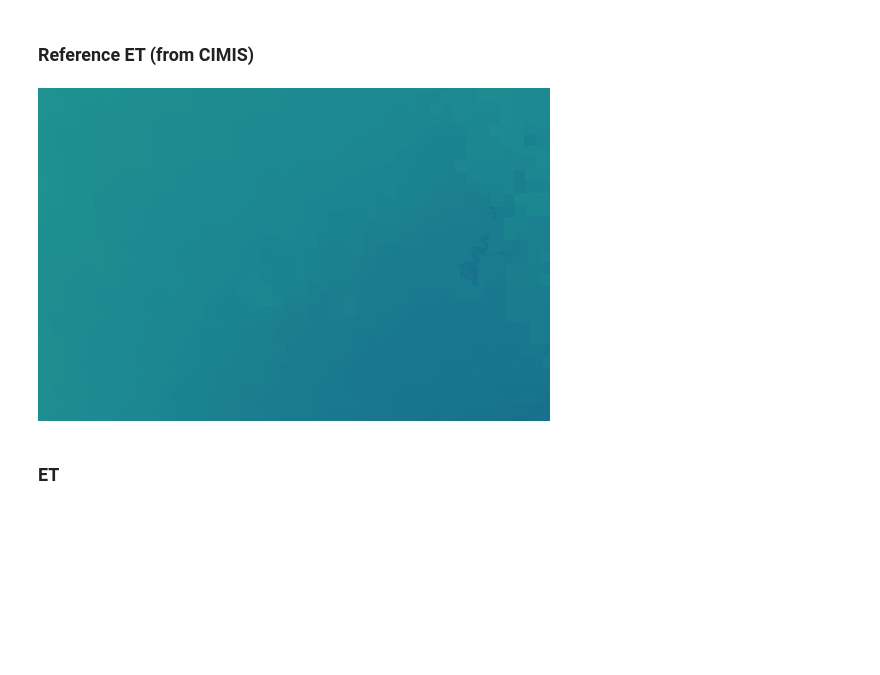
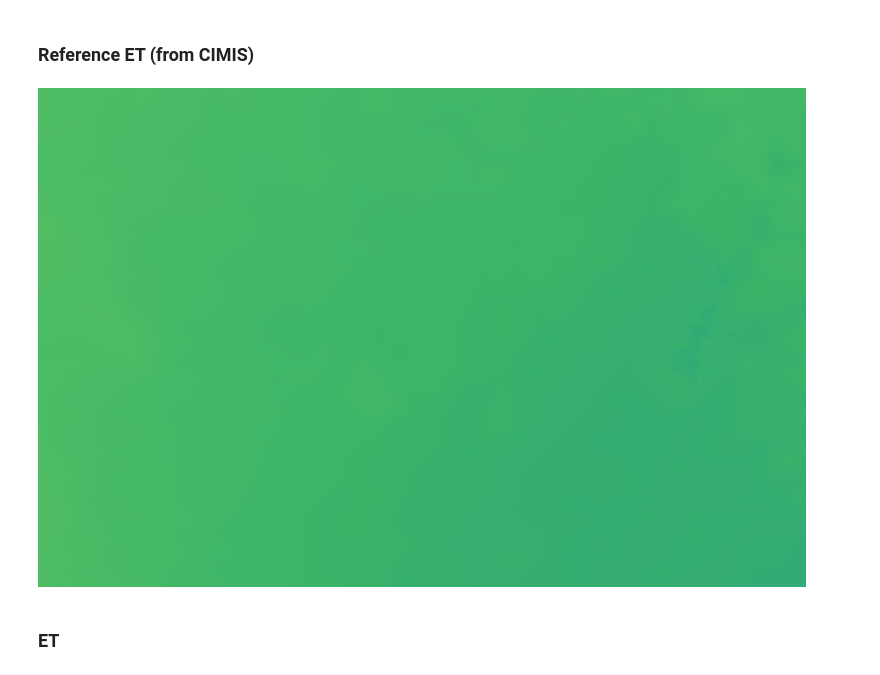
Before and after one commit to Open-ET/openet-ssebop, a Jupyter notebook: examples/collection_overpass.ipynb, the cells around one changed output. Saved outputs shown, nothing was run; the diff lists cells and outputs as text; code cells hidden in the pictures; blank space fills up the shorter version.

```diff
--- a/examples/collection_overpass.ipynb
+++ b/examples/collection_overpass.ipynb
@@ -17,15 +17,22 @@ ndvi_palette = ['#EFE7E1', '#003300']
 et_palette = [
     'DEC29B', 'E6CDA1', 'EDD9A6', 'F5E4A9', 'FFF4AD', 'C3E683', '6BCC5C',
     '3BB369', '20998F', '1C8691', '16678A', '114982', '0B2C7A']
+
+image_size = 768
+landsat_cs = 30
 # %% [markdown]
 ### Input parameters
 # %%
 collections = ['LANDSAT/LC08/C01/T1_TOA']
 
-etr_source = 'projects/climate-engine/cimis/daily'
-etr_band = 'ETr_ASCE'
-# etr_source = 'IDAHO_EPSCOR/GRIDMET'
-# etr_band = 'etr'
+et_reference_source = 'projects/climate-engine/cimis/daily'
+et_reference_band = 'ETo_ASCE'
+et_reference_factor=1.0
+et_reference_resample='bilinear'
+# et_reference_source = 'IDAHO_EPSCOR/GRIDMET'
+# et_reference_band = 'eto'
+# et_reference_factor=0.85
+# et_reference_resample='bilinear'
 
 # Date range you want to aggregate ET over
 # End date is inclusive (like filterDate() calls)
@@ -52,8 +59,10 @@ study_crs = 'EPSG:32610'
 # %%
 model_obj = model.Collection(
     collections=collections,
-    etr_source=etr_source,
-    etr_band=etr_band,
+    et_reference_source=et_reference_source,
+    et_reference_band=et_reference_band,
+    et_reference_factor=et_reference_factor,
+    et_reference_resample=et_reference_resample,
     start_date=start_date,
     end_date=end_date,
     geometry=test_point,
@@ -85,7 +94,7 @@ def get_region_df(info):
 # %% [markdown]
 ## "Overpass" Collection
 # %%
-overpass_coll = model_obj.overpass(variables=['ndvi', 'et', 'etr', 'etf'])
+overpass_coll = model_obj.overpass(variables=['ndvi', 'et', 'et_reference', 'et_fraction'])
 # %%
 overpass_df = get_region_df(overpass_coll.getRegion(test_point, scale=30).getInfo())
 pprint.pprint(overpass_df)
@@ -125,13 +134,13 @@ Image(url=ee.Image(overpass_coll.select(['etf']).mean())\
 # %% [markdown]
 ### Reference ET (from CIMIS)
 # %%
-Image(url=ee.Image(overpass_coll.select(['etr']).mean())\
-          .reproject(crs=study_crs, scale=30)\
-          .getThumbURL({'min': 0.0, 'max': 12, 'palette': ','.join(et_palette),
-                        'region': study_region}),
-      embed=True, format='png')
+image_url = ee.Image(overpass_coll.select(['et_reference']).mean())\
+    .reproject(crs=study_crs, scale=30)\
+    .getThumbURL({'min': 0.0, 'max': 12, 'palette': ','.join(et_palette),
+                  'region': study_region, 'dimensions': image_size})
+Image(image_url, embed=True, format='png')
 # %% [output]
-[figure, old version]
+[figure, new version]
 # %% [markdown]
 ### ET
 # %%
```
Also changed, not shown: parts of 5 cells of this notebook, 3 other files.
